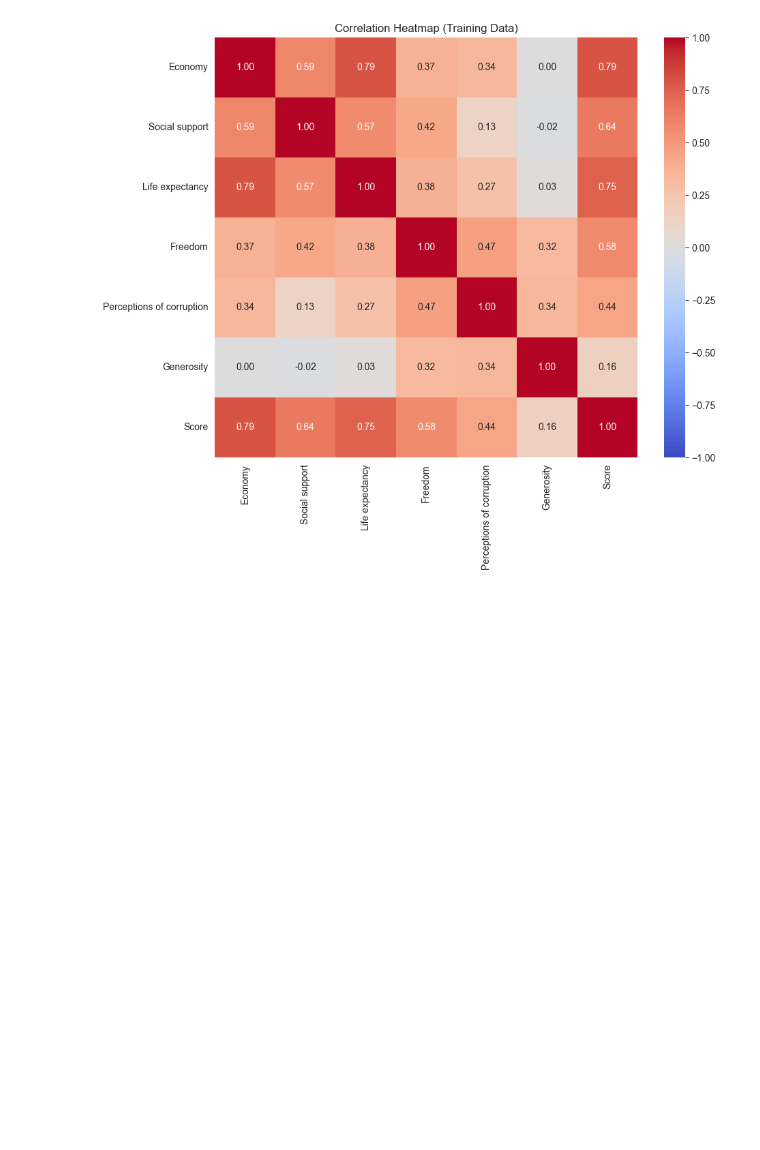
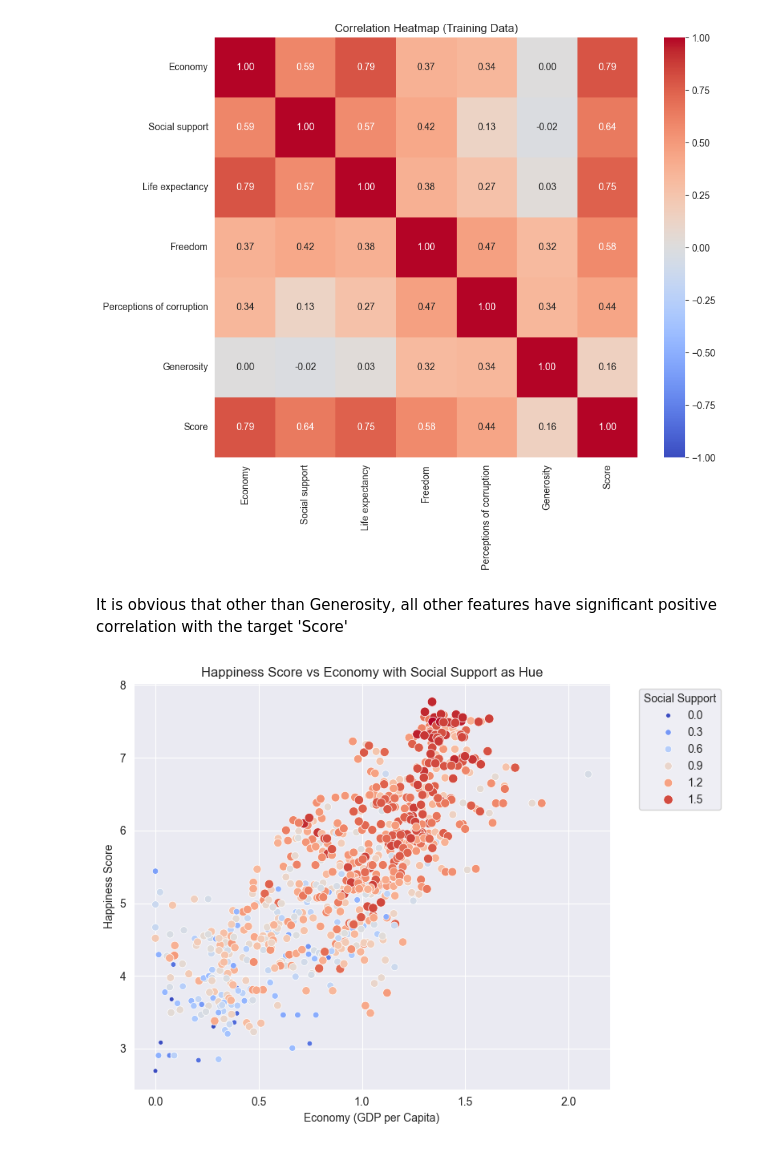
Before and after one commit to Cooper-JSK/World_Happiness_Score, a Jupyter notebook: project.ipynb, the cells around one changed output. Drawn from its saved outputs; the diff is of its cells as text; code cells hidden in the pictures; blank space fills up the shorter version.

```diff
--- a/project.ipynb
+++ b/project.ipynb
@@ -345,3 +345,29 @@ plt.title('Correlation Heatmap (Training Data)')
 plt.show()
 # %% [output]
 [figure]
+# %% [markdown]
+It is obvious that other than Generosity, all other features have significant positive correlation with the target 'Score'
+# %%
+# Scatterplot
+plt.figure(figsize=(8, 6))
+scatter = sns.scatterplot(
+    data=df_combined,
+    x='Economy',
+    y='Score',
+    hue='Social support',
+    palette='coolwarm',
+    size='Social support',
+)
+
+# Adding titles and labels
+plt.title('Happiness Score vs Economy with Social Support as Hue')
+plt.xlabel('Economy (GDP per Capita)')
+plt.ylabel('Happiness Score')
+
+# Legend for hue
+plt.legend(title='Social Support', bbox_to_anchor=(1.05, 1), loc='upper left')
+plt.tight_layout()
+
+plt.show()
+# %% [output]
+[figure, added]
```
Also changed, not shown: parts of 3 cells of this notebook.
